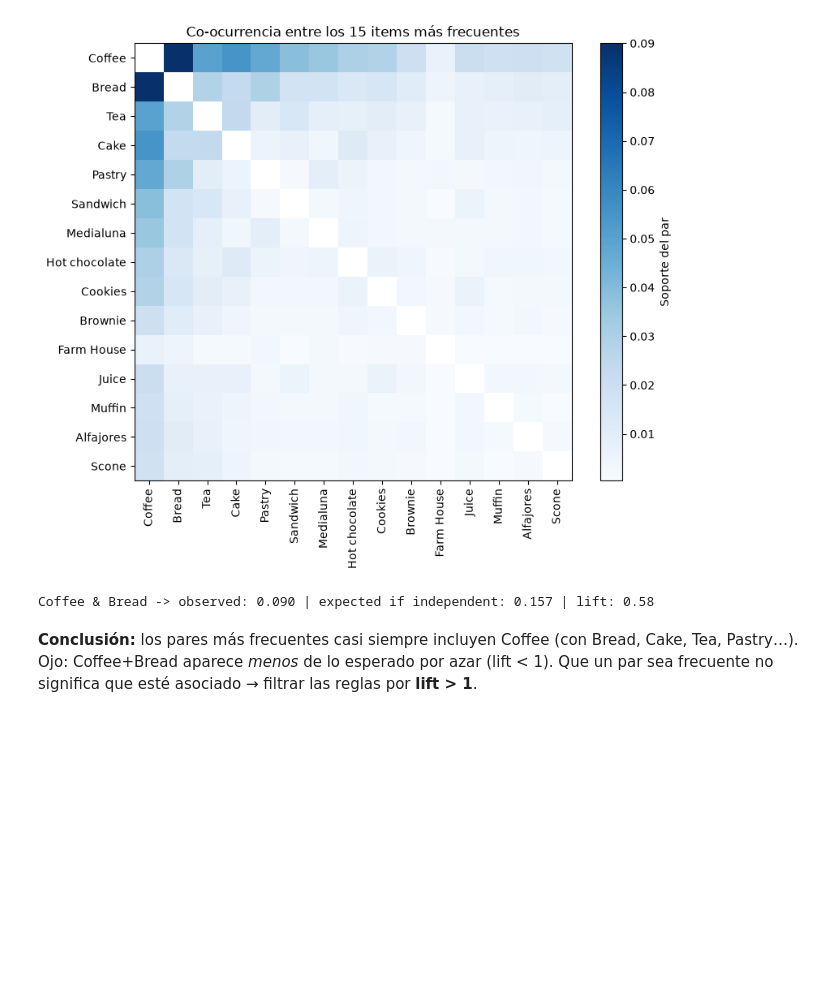
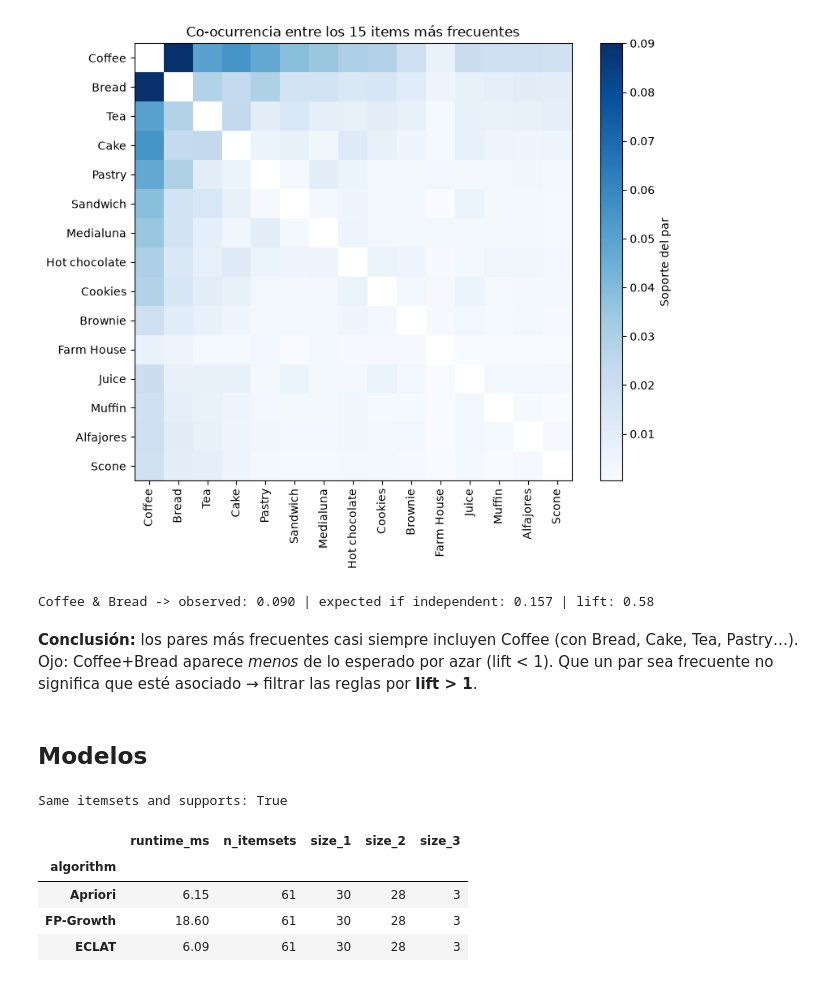
Before and after one commit to ku2a/fp-growth, a Jupyter notebook: main.ipynb, the cells around one changed output. Saved outputs shown, nothing was run; the diff lists cells and outputs as text; code cells hidden in the pictures; blank space fills up the shorter version.

Commit message:
modelos, falta por analizar todo

```diff
--- a/main.ipynb
+++ b/main.ipynb
@@ -314,3 +316,5 @@ print(f'Coffee & Bread -> observed: {observed:.3f} | expected if independent: {e
 Coffee & Bread -> observed: 0.090 | expected if independent: 0.157 | lift: 0.58
 # %% [markdown]
 **Conclusión:** los pares más frecuentes casi siempre incluyen Coffee (con Bread, Cake, Tea, Pastry…). Ojo: Coffee+Bread aparece *menos* de lo esperado por azar (lift < 1). Que un par sea frecuente no significa que esté asociado → filtrar las reglas por **lift > 1**.
+# %% [markdown]
+## Modelos
@@ -316,0 +356,24 @@ Coffee & Bread -> observed: 0.090 | expected if independent: 0.157 | lift: 0.58
+# %%
+MIN_SUPPORT = 0.01
+
+results, summary = {}, []
+for name, algorithm in algorithms.items():
+    runtime_ms, result = time_algorithm(algorithm, df, MIN_SUPPORT)
+    results[name] = result
+    summary.append({
+        'algorithm': name,
+        'runtime_ms': round(runtime_ms, 2),
+        'n_itemsets': len(result),
+        **result['itemsets'].apply(len).value_counts().sort_index().add_prefix('size_').to_dict(),
+    })
+
+itemset_keys = {name: set(zip(r['itemsets'], r['support'].round(10))) for name, r in results.items()}
+print(f"Same itemsets and supports: {itemset_keys['Apriori'] == itemset_keys['FP-Growth'] == itemset_keys['ECLAT']}")
+pd.DataFrame(summary).set_index('algorithm')
+# %% [output]
+Same itemsets and supports: True
+|  | runtime_ms | n_itemsets | size_1 | size_2 | size_3 |
+| algorithm |  |  |  |  |  |
+| Apriori | 6.15 | 61 | 30 | 28 | 3 |
+| FP-Growth | 18.60 | 61 | 30 | 28 | 3 |
+| ECLAT | 6.09 | 61 | 30 | 28 | 3 |
```
Also changed, not shown: parts of 8 cells of this notebook.
